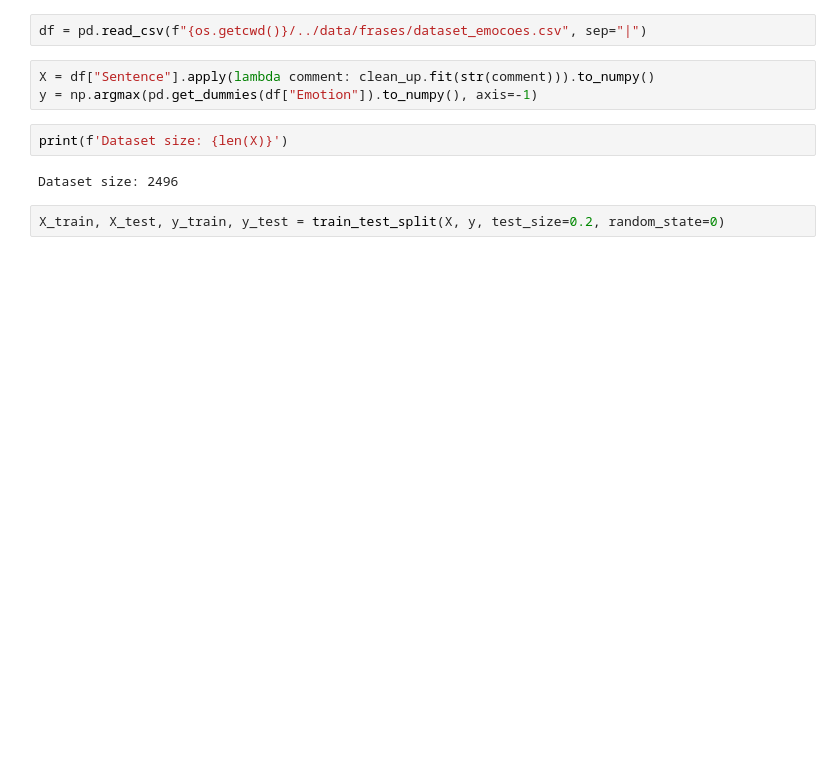
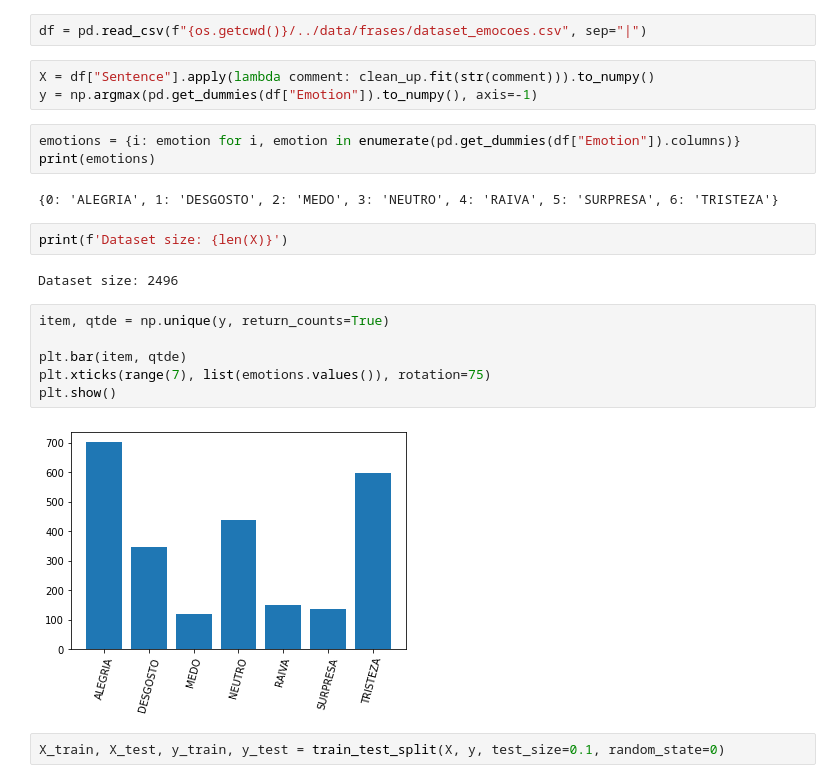
Before and after one commit to rdenadai/sentiment-text-prediction-api, a Jupyter notebook: notebooks/EmbeddingSVM.ipynb, the cells around one changed output. Drawn from its saved outputs; the diff is of its cells as text; blank space fills up the shorter version.

```diff
--- a/notebooks/EmbeddingSVM.ipynb
+++ b/notebooks/EmbeddingSVM.ipynb
@@ -30,9 +32,22 @@ df = pd.read_csv(f"{os.getcwd()}/../data/frases/dataset_emocoes.csv", sep="|")
 # %%
 X = df["Sentence"].apply(lambda comment: clean_up.fit(str(comment))).to_numpy()
 y = np.argmax(pd.get_dummies(df["Emotion"]).to_numpy(), axis=-1)
+# %%
+emotions = {i: emotion for i, emotion in enumerate(pd.get_dummies(df["Emotion"]).columns)}
+print(emotions)
+# %% [output]
+{0: 'ALEGRIA', 1: 'DESGOSTO', 2: 'MEDO', 3: 'NEUTRO', 4: 'RAIVA', 5: 'SURPRESA', 6: 'TRISTEZA'}
 # %%
 print(f'Dataset size: {len(X)}')
 # %% [output]
 Dataset size: 2496
+# %%
+item, qtde = np.unique(y, return_counts=True)
+
+plt.bar(item, qtde)
+plt.xticks(range(7), list(emotions.values()), rotation=75)
+plt.show()
+# %% [output]
+[figure, added]
 # %%
-X_train, X_test, y_train, y_test = train_test_split(X, y, test_size=0.2, random_state=0)
+X_train, X_test, y_train, y_test = train_test_split(X, y, test_size=0.1, random_state=0)
```
Also changed, not shown: parts of 10 cells of this notebook, 3 other files.
